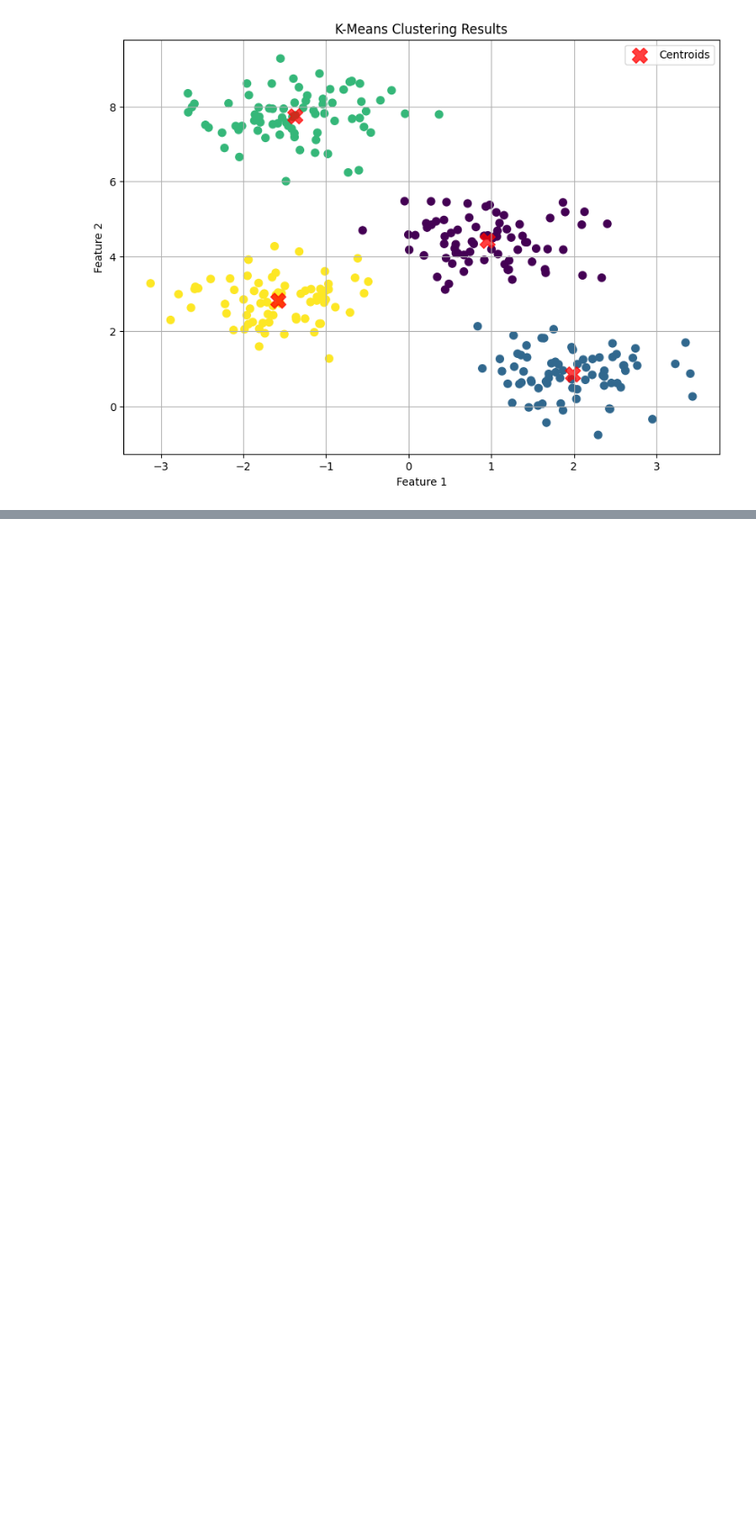
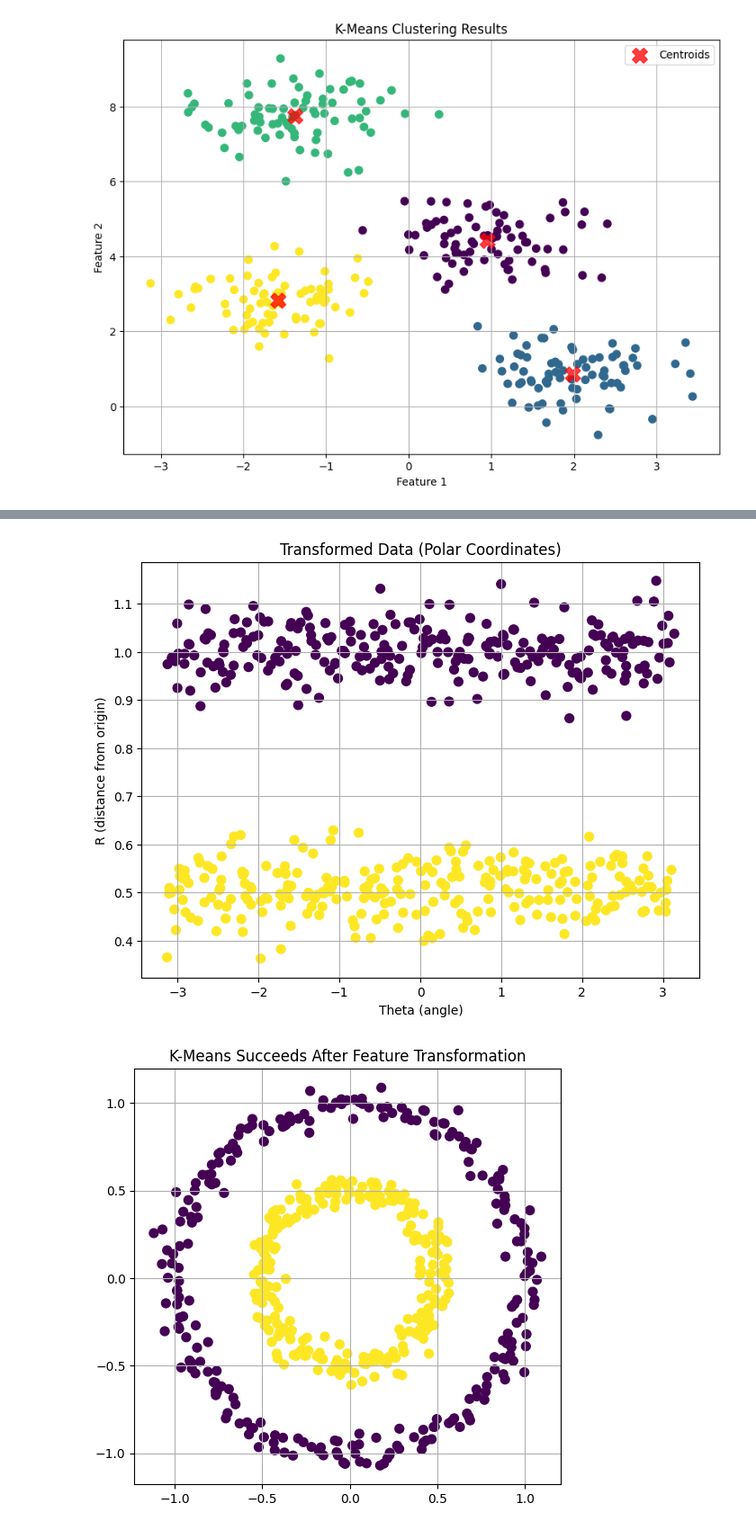
Before and after one commit to jonggul2/linear-algebra-practice, a Jupyter notebook: k-means_clustering.ipynb, the cells around one changed output, grey strips where cells are left out. Shown at 90% size. Drawn from its saved outputs; the diff is of its cells as text; code cells hidden in the pictures; blank space fills up the shorter version.

```diff
--- a/k-means_clustering.ipynb
+++ b/k-means_clustering.ipynb
@@ -162,0 +160,30 @@ plt.show()
+# %%
+# 2. 피처 변환: 직교 좌표계 -> 극 좌표계
+r = np.sqrt(X_circles[:, 0] ** 2 + X_circles[:, 1] ** 2)
+theta = np.arctan2(X_circles[:, 1], X_circles[:, 0])
+
+# 변환된 데이터를 시각화하여 구조를 확인합니다.
+plt.figure(figsize=(8, 6))
+plt.scatter(theta, r, c=y_circles, s=50, cmap='viridis')
+plt.title('Transformed Data (Polar Coordinates)')
+plt.xlabel('Theta (angle)')
+plt.ylabel('R (distance from origin)')
+plt.grid()
+plt.show()
+
+# 3. 변환된 데이터(거리 r)에 K-means 적용 (성공 사례)
+# r.reshape(-1, 1)는 1차원 배열 r을 2차원 열 벡터로 변환합니다.
+kmeans_success = KMeans(n_clusters=2, init='k-means++', n_init=1, random_state=0)
+y_kmeans_success = kmeans_success.fit_predict(r.reshape(-1, 1))
+
+# 피처 변환 후 K-means가 성공적으로 분류한 결과를 원본 데이터에 시각화합니다.
+plt.figure(figsize=(8, 6))
+plt.scatter(X_circles[:, 0], X_circles[:, 1], c=y_kmeans_success, s=50, cmap='viridis')
+plt.title('K-Means Succeeds After Feature Transformation')
+# 가로, 세로 비율을 동일하게 설정하여 원이 제대로 보이게 합니다.
+plt.gca().set_aspect('equal', adjustable='box')
+plt.grid()
+plt.show()
+# %% [output]
+[figure, added]
+[figure, added]
```
Also changed, not shown: parts of 29 cells of this notebook, 7 other files.
